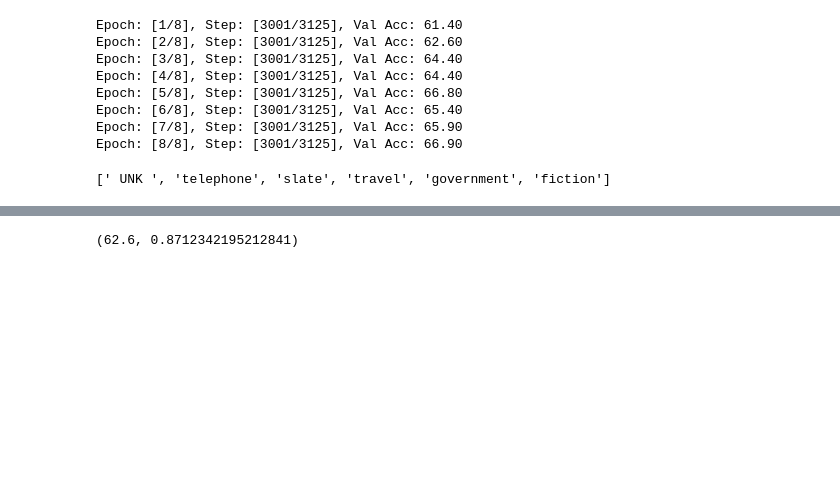
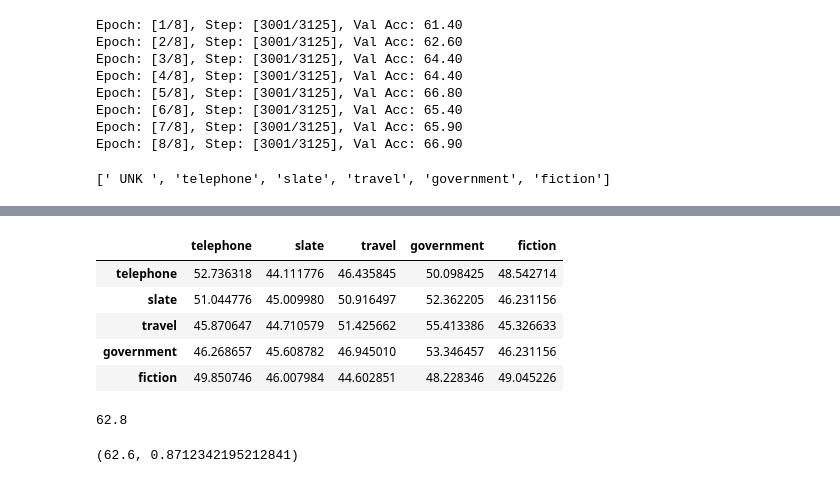
Before and after one commit to SuperLatte/NaturalLanguageInference, a Jupyter notebook: RNN and CNN-based Natural Language Inference.ipynb, the cells around one changed output, grey strips where cells are left out. Saved outputs shown, nothing was run; the diff lists cells and outputs as text; code cells hidden in the pictures; blank space fills up the shorter version.

```diff
--- a/RNN and CNN-based Natural Language Inference.ipynb
+++ b/RNN and CNN-based Natural Language Inference.ipynb
@@ -1272,6 +1272,7 @@ GENRE.vocab.itos
 [' UNK ', 'telephone', 'slate', 'travel', 'government', 'fiction']
 # %%
 pred_output = []
+snli_output = []
 for index, (mnli_iter_genres) in enumerate(mnli_train_iter_genres):
     model_cnn.load_state_dict(torch.load('./models/cnn_mnli'))
     num_epochs = 3
@@ -1294,5 +1295,8 @@ for index, (mnli_iter_genres) in enumerate(mnli_train_iter_genres):
                 print('Epoch: [{}/{}], Step: [{}/{}], Val Acc: {:.2f}'
                       .format(epoch+1, num_epochs, i+1, len(mnli_iter_genres), val_acc))
 
-    pred_output.append(test_model(mnli_val_iter_genres[index], model_cnn)[0])
+#     pred_output.append(test_model(mnli_val_iter_genres[index], model_cnn)[0])
+    snli_output.append(test_model(snli_val_iter, model_cnn)[0])
+    pred_output.append([test_model(mnli_val_iter_genres, model_cnn)[0]
+                        for mnli_val_iter_genres in mnli_val_iter_genres])
 # %% [output]
@@ -1322,3 +1338,17 @@ pred_output
+# %%
+output_table = pd.DataFrame(pred_output, columns=GENRE.vocab.itos[1:], index=GENRE.vocab.itos[1:])
+output_table
+# %% [output]
+|  | telephone | slate | travel | government | fiction |
+| telephone | 52.736318 | 44.111776 | 46.435845 | 50.098425 | 48.542714 |
+| slate | 51.044776 | 45.009980 | 50.916497 | 52.362205 | 46.231156 |
+| travel | 45.870647 | 44.710579 | 51.425662 | 55.413386 | 45.326633 |
+| government | 46.268657 | 45.608782 | 46.945010 | 53.346457 | 46.231156 |
+| fiction | 49.850746 | 46.007984 | 44.602851 | 48.228346 | 49.045226 |
+# %%
+np.mean(snli_output)
+# %% [output]
+62.8
 # %%
 test_model(snli_val_iter, model_cnn)
 # %% [output]
```
Also changed, not shown: parts of 2 cells of this notebook.
